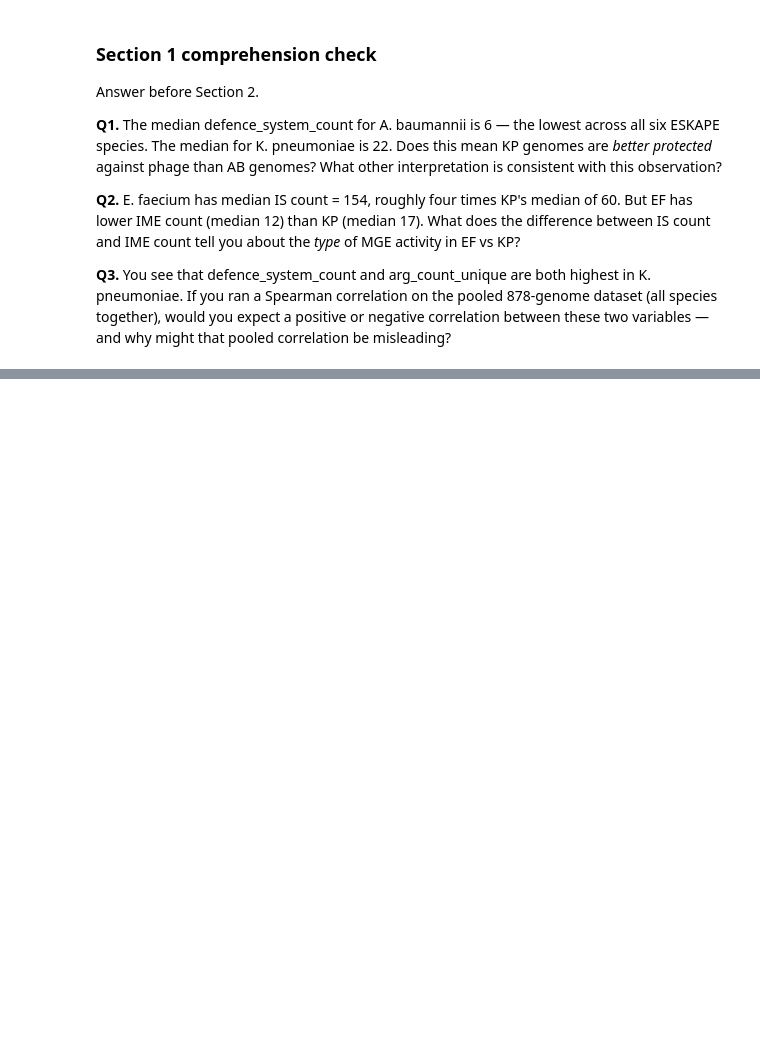
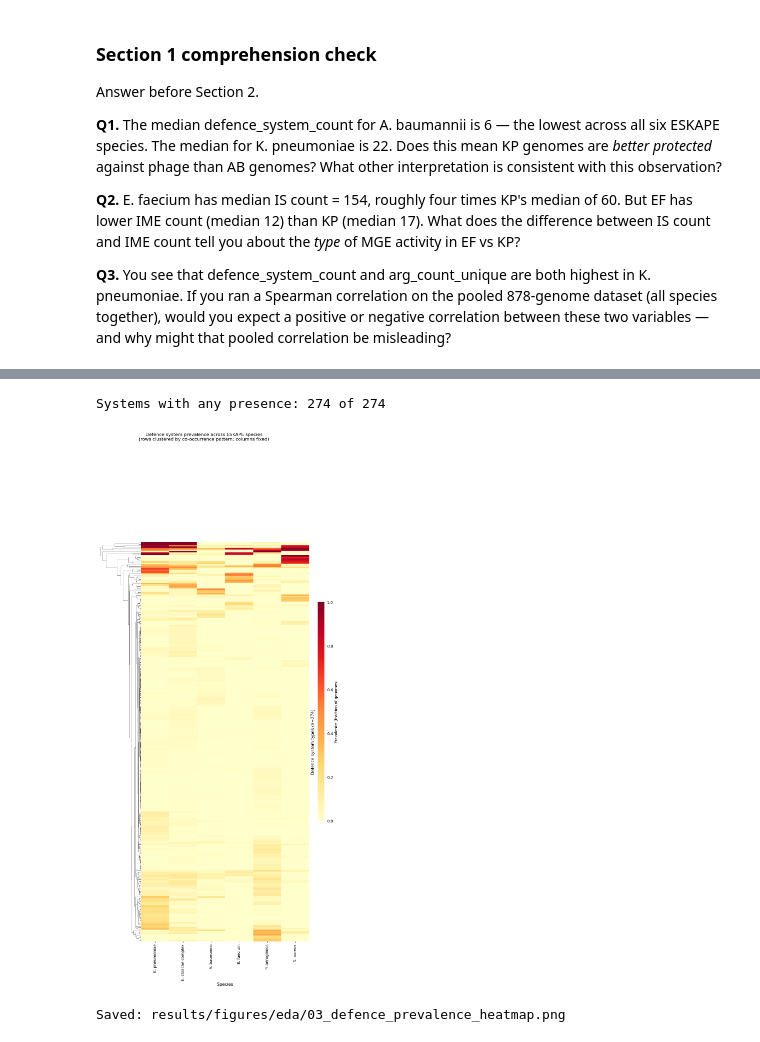
Before and after one commit to vikos77/eskape-defence-ml, a Jupyter notebook: notebooks/01_eda.ipynb, the cells around one changed output, grey strips where cells are left out. Saved outputs shown, nothing was run; the diff lists cells and outputs as text; code cells hidden in the pictures; blank space fills up the shorter version.

```diff
--- a/notebooks/01_eda.ipynb
+++ b/notebooks/01_eda.ipynb
@@ -250,0 +337,39 @@ these two variables — and why might that pooled correlation be misleading?
+# %%
+# ── Full prevalence heatmap (hierarchically clustered rows) ──────────────────
+# seaborn clustermap clusters both rows and columns by default.
+# col_cluster=False keeps species in our fixed order.
+# Row clustering groups systems with similar cross-species patterns.
+
+import warnings
+warnings.filterwarnings("ignore", category=UserWarning)
+
+# Filter: keep only systems present in ≥1 genome (prevalence > 0 in any species)
+prev_nonzero = prev[(prev > 0).any(axis=1)]
+print(f"Systems with any presence: {len(prev_nonzero)} of {len(prev)}")
+
+g = sns.clustermap(
+    prev_nonzero,
+    col_cluster=False,         # keep species columns in SPECIES_ORDER
+    row_cluster=True,          # cluster defence types by co-occurrence pattern
+    cmap="YlOrRd",
+    figsize=(8, 20),
+    xticklabels=True,
+    yticklabels=False,         # 274 labels illegible at this size
+    linewidths=0,
+    cbar_pos=(1.02, 0.3, 0.03, 0.4),
+    cbar_kws={"label": "Prevalence (fraction of genomes)"},
+)
+g.ax_heatmap.set_xlabel("Species", fontsize=11)
+g.ax_heatmap.set_ylabel(f"Defence system types (n={len(prev_nonzero)})", fontsize=11)
+g.fig.suptitle(
+    "Defence system prevalence across ESKAPE species\n"
+    "(rows clustered by co-occurrence pattern; columns fixed)",
+    y=1.01, fontsize=12,
+)
+plt.savefig(FIG_DIR / "03_defence_prevalence_heatmap.png", dpi=150, bbox_inches="tight")
+plt.show()
+print("Saved: results/figures/eda/03_defence_prevalence_heatmap.png")
+# %% [output]
+Systems with any presence: 274 of 274
+[figure, added]
+Saved: results/figures/eda/03_defence_prevalence_heatmap.png
```
Also changed, not shown: parts of 6 cells of this notebook, 3 other files.
